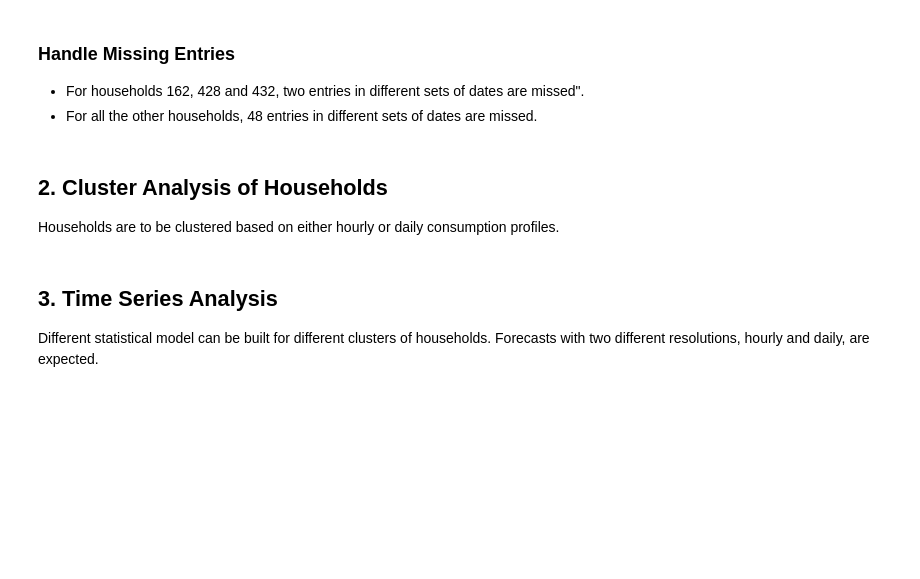
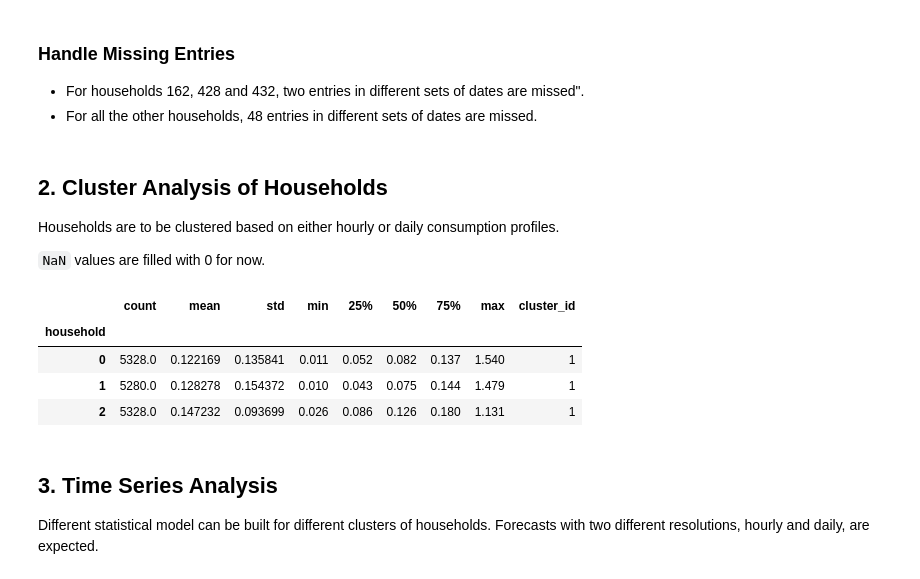
Before and after one commit to edxu96/elec_consumption, a Jupyter notebook: index.ipynb, the cells around one changed output. Drawn from its saved outputs; the diff is of its cells as text; code cells hidden in the pictures; blank space fills up the shorter version.

```diff
--- a/index.ipynb
+++ b/index.ipynb
@@ -118,9 +120,11 @@ def get_list_dates_missing(df: DataFrame, household: int) -> DataFrame:
 ## 2. Cluster Analysis of Households
 
 Households are to be clustered based on either hourly or daily consumption profiles.
+
+`NaN` values are filled with 0 for now.
 # %%
 #hide
-mts = to_time_series_dataset(df.T)
+mts = to_time_series_dataset(df.fillna(0).T)
 n_ts, max_sz, d = mts.shape
 # %%
 assert (n_ts == 500 and max_sz == 5856 and d == 1)
@@ -127,3 +132,20 @@ assert (n_ts == 500 and max_sz == 5856 and d == 1)
+# %%
+#hide
+km = TimeSeriesKMeans(
+    n_clusters=3, verbose=False, random_state=_seed)
+clustered = km.fit_predict(mts)
+# %%
+#hide
+description = df.describe().T
+description['cluster_id'] = clustered
+# %%
+description.head(3)
+# %% [output]
+|  | count | mean | std | min | 25% | 50% | 75% | max | cluster_id |
+| household |  |  |  |  |  |  |  |  |  |
+| 0 | 5328.0 | 0.122169 | 0.135841 | 0.011 | 0.052 | 0.082 | 0.137 | 1.540 | 1 |
+| 1 | 5280.0 | 0.128278 | 0.154372 | 0.010 | 0.043 | 0.075 | 0.144 | 1.479 | 1 |
+| 2 | 5328.0 | 0.147232 | 0.093699 | 0.026 | 0.086 | 0.126 | 0.180 | 1.131 | 1 |
 # %% [markdown]
 ## 3. Time Series Analysis
 
```
Also changed, not shown: parts of 3 cells of this notebook.
